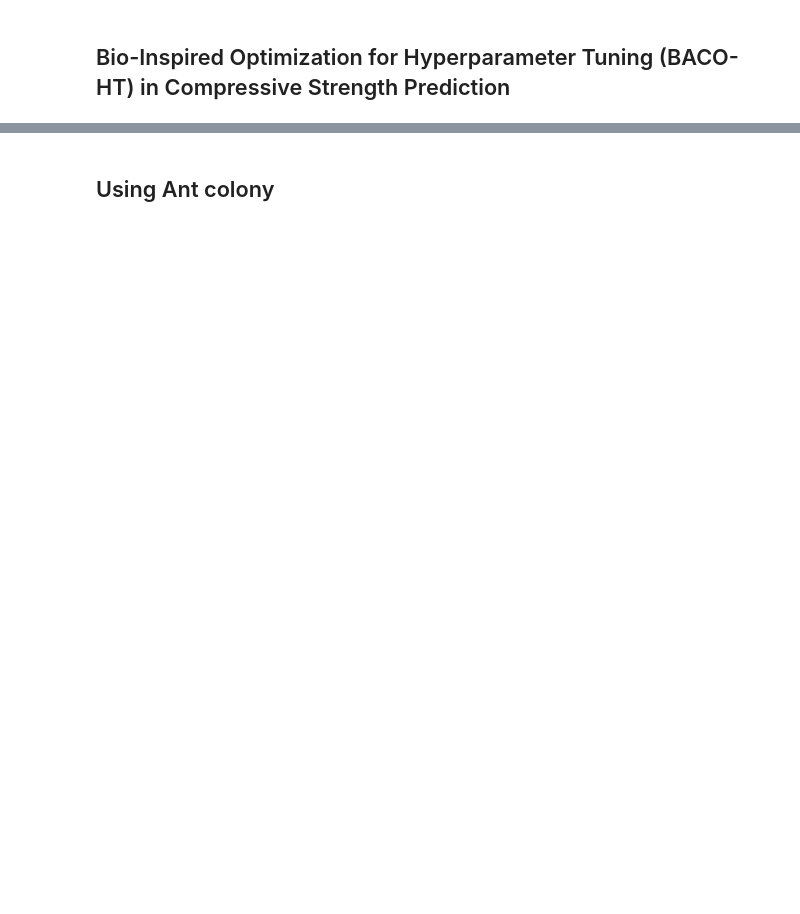
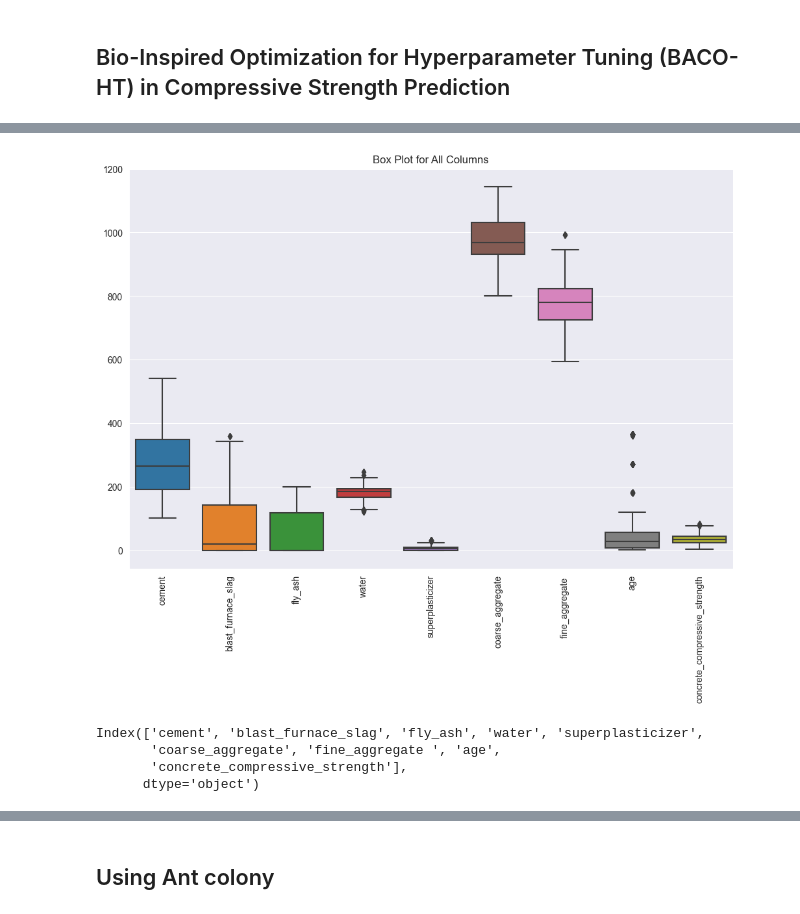
Before and after one commit to Niltiwari7/Bio-Inspired-Optimization-for-Hyperparameter-Tuning-BACO-HT-in-Compressive-Strength-Prediction, a Jupyter notebook: main.ipynb, the cells around one changed output, grey strips where cells are left out. Cells and saved outputs as stored; diff of their text form; code cells hidden in the pictures; blank space fills up the shorter version.

```diff
--- a/main.ipynb
+++ b/main.ipynb
@@ -423,0 +135,17 @@ The best algorithm is XGB with a Test RMSE of 4.4624
+# %%
+# check for outliers
+# Box plots
+plt.figure(figsize=(12, 8))
+sns.boxplot(data=df)
+plt.xticks(rotation=90)
+plt.title('Box Plot for All Columns')
+plt.show()
+# %% [output]
+[figure, added]
+# %%
+print(df.columns)
+# %% [output]
+Index(['cement', 'blast_furnace_slag', 'fly_ash', 'water', 'superplasticizer',
+       'coarse_aggregate', 'fine_aggregate ', 'age',
+       'concrete_compressive_strength'],
+      dtype='object')
```
Also changed, not shown: parts of 42 cells of this notebook, 5 other files.
